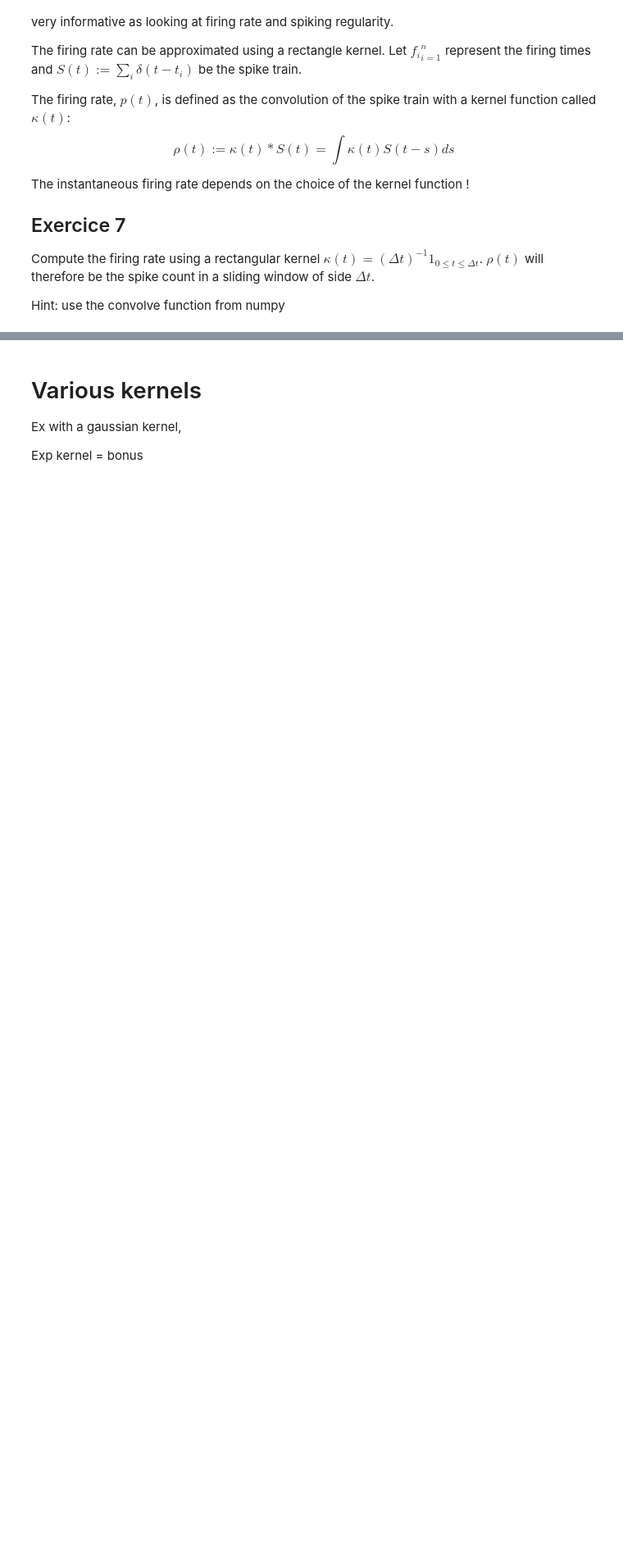
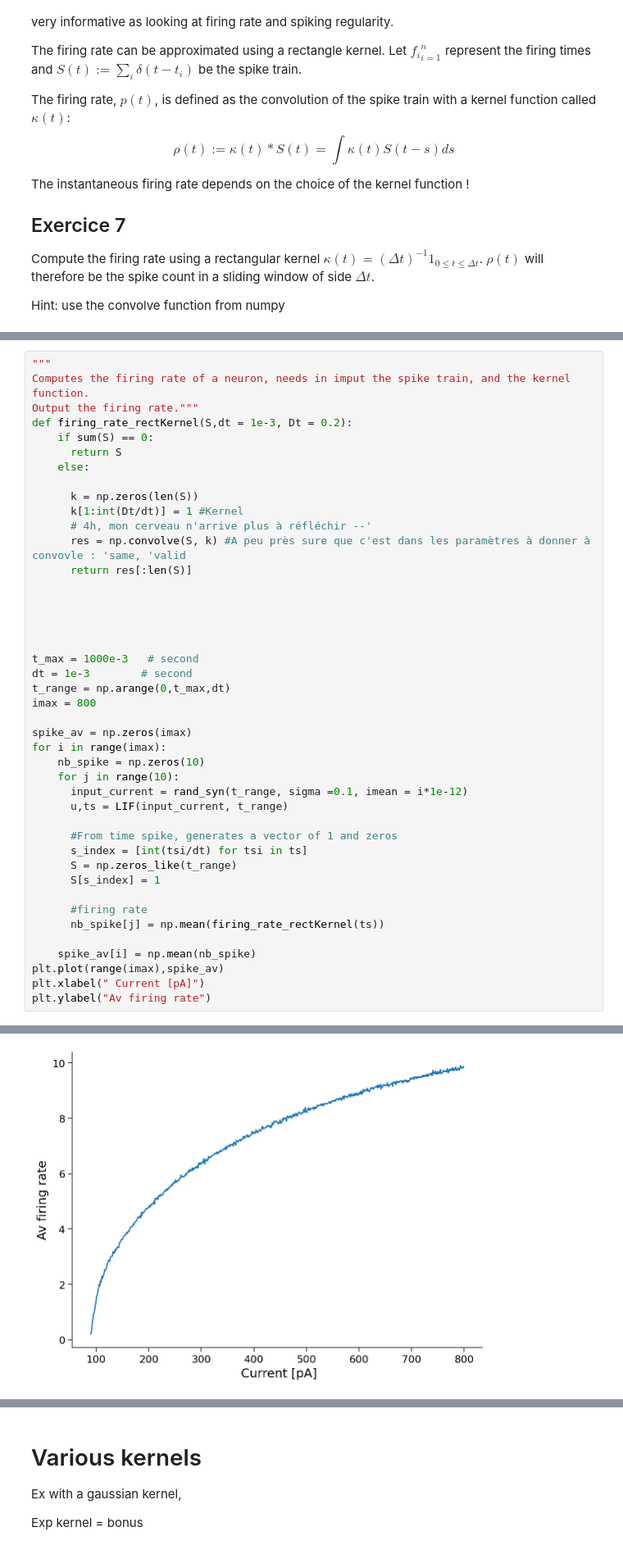
Before and after one commit to fblondiaux/LGBIO2072-2020, a Jupyter notebook: LGBIO2072_TP2.ipynb, the cells around one changed output, grey strips where cells are left out. Shown at 82% size. Saved outputs shown, nothing was run; the diff lists cells and outputs as text; blank space fills up the shorter version.

```diff
--- a/LGBIO2072_TP2.ipynb
+++ b/LGBIO2072_TP2.ipynb
@@ -167,0 +200,44 @@ plt.show()
+# %%
+"""
+Computes the firing rate of a neuron, needs in imput the spike train, and the kernel function.
+Output the firing rate."""
+def firing_rate_rectKernel(S,dt = 1e-3, Dt = 0.2):
+    if sum(S) == 0:
+      return S
+    else:
+
+      k = np.zeros(len(S))
+      k[1:int(Dt/dt)] = 1 #Kernel
+      # 4h, mon cerveau n'arrive plus à réfléchir --'
+      res = np.convolve(S, k) #A peu près sure que c'est dans les paramètres à donner à convovle : 'same, 'valid
+      return res[:len(S)]
+
+
+
+
+
+t_max = 1000e-3   # second
+dt = 1e-3        # second
+t_range = np.arange(0,t_max,dt)
+imax = 800
+
+spike_av = np.zeros(imax)
+for i in range(imax):
+    nb_spike = np.zeros(10)
+    for j in range(10):
+      input_current = rand_syn(t_range, sigma =0.1, imean = i*1e-12)
+      u,ts = LIF(input_current, t_range)
+
+      #From time spike, generates a vector of 1 and zeros
+      s_index = [int(tsi/dt) for tsi in ts]
+      S = np.zeros_like(t_range)
+      S[s_index] = 1
+
+      #firing rate
+      nb_spike[j] = np.mean(firing_rate_rectKernel(ts))
+
+    spike_av[i] = np.mean(nb_spike)
+plt.plot(range(imax),spike_av)
+plt.xlabel(" Current [pA]")
+plt.ylabel("Av firing rate")
+# %% [output]
@@ -168,3 +245,4 @@ plt.show()
+[figure, added]
 # %%
 # @title
 # @markdown Make sure you execute this cell to enable the widget!
```
Also changed, not shown: parts of 6 cells of this notebook.
